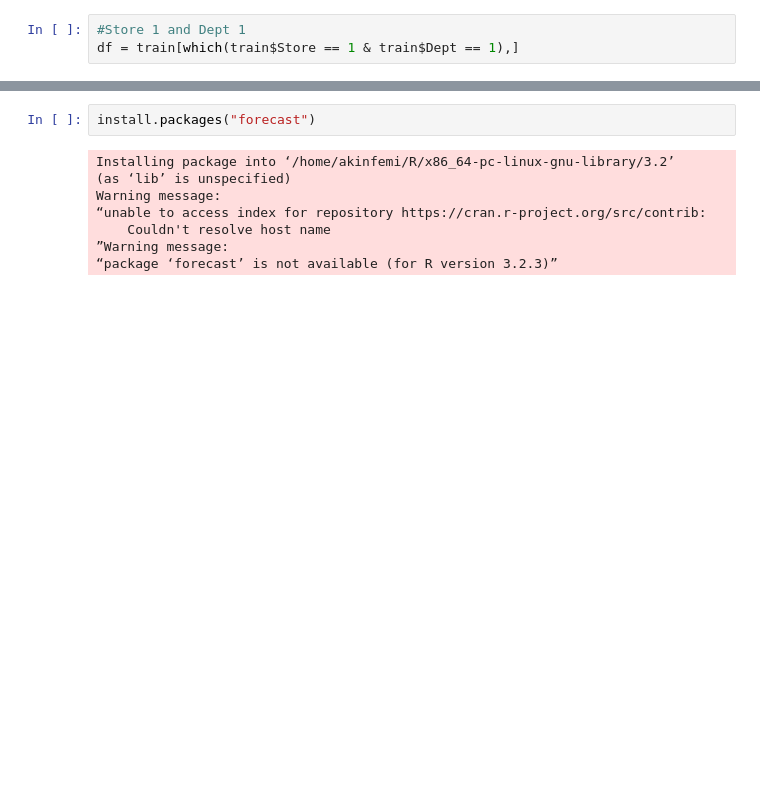
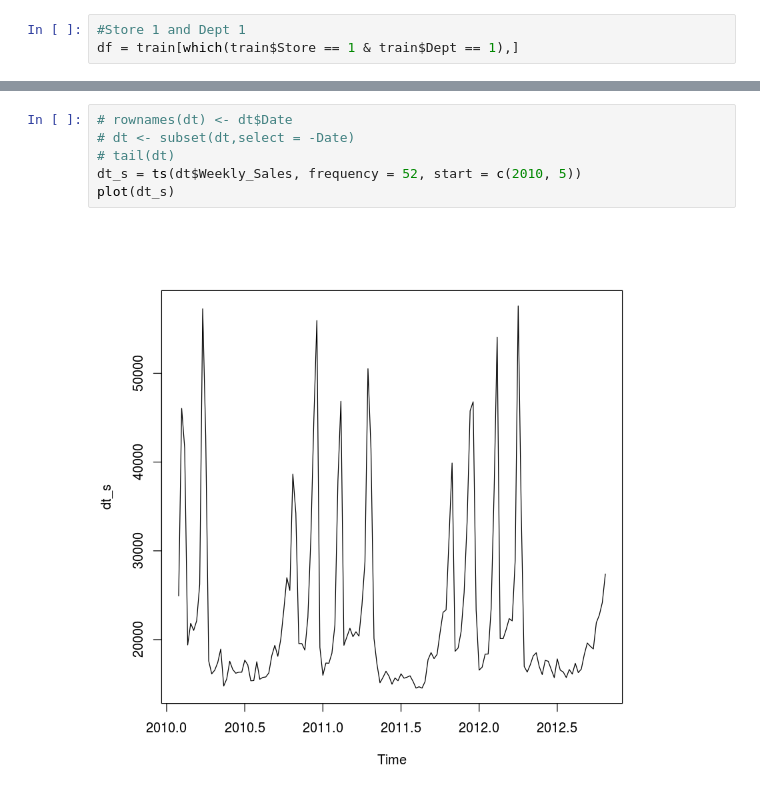
Before and after one commit to akinfemi/Forecasting, a Jupyter notebook: project.ipynb, the cells around one changed output, grey strips where cells are left out. Saved outputs shown, nothing was run; the diff lists cells and outputs as text; blank space fills up the shorter version.

```diff
--- a/project.ipynb
+++ b/project.ipynb
@@ -37,10 +37,8 @@ ggplot(data = dt[49:100,], aes(x=Date, y=Weekly_Sales, fill=Weekly_Sales)) + geo
-# %%
-install.packages("forecast")
-# %% [output]
-Installing package into ‘/home/akinfemi/R/x86_64-pc-linux-gnu-library/3.2’
-(as ‘lib’ is unspecified)
-Warning message:
-“unable to access index for repository https://cran.r-project.org/src/contrib:
-    Couldn't resolve host name
-”Warning message:
-“package ‘forecast’ is not available (for R version 3.2.3)”
+# %%
+# rownames(dt) <- dt$Date
+# dt <- subset(dt,select = -Date)
+# tail(dt)
+dt_s = ts(dt$Weekly_Sales, frequency = 52, start = c(2010, 5))
+plot(dt_s)
+# %% [output]
+[figure, added]
```
Also changed, not shown: parts of 13 cells of this notebook.
